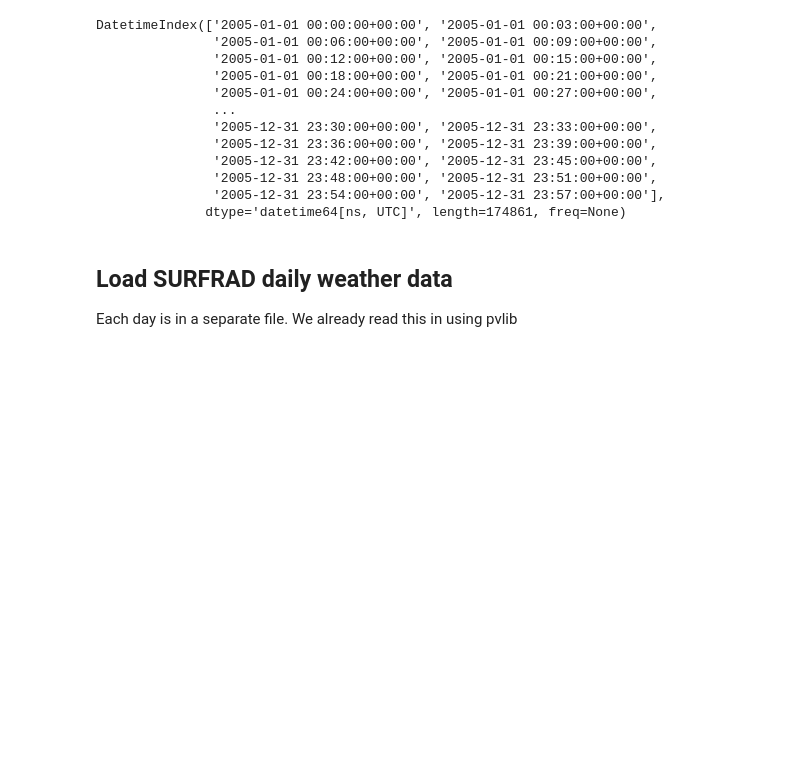
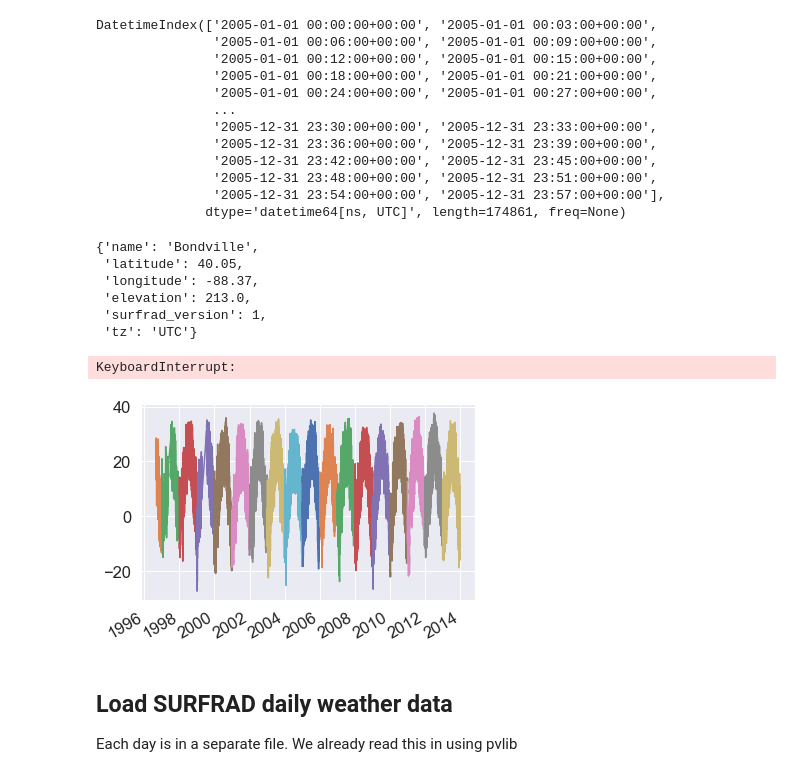
Before and after one commit to mikofski/pvsc49-satellite-sampling, a Jupyter notebook: analysis/instantaneous_weather-SURFRAD.ipynb, the cells around one changed output. Drawn from its saved outputs; the diff is of its cells as text; code cells hidden in the pictures; blank space fills up the shorter version.

```diff
--- a/analysis/instantaneous_weather-SURFRAD.ipynb
+++ b/analysis/instantaneous_weather-SURFRAD.ipynb
@@ -175,8 +100,5 @@ for weather_year in weather_path.iterdir():
 2020 has 480938 out of 527040.0 expected with 1.0-min timestep (year complete = 91.2527%)
 2021 has 39422 out of 525600.0 expected with 1.0-min timestep (year complete = 7.50038%)
 # %%
-# 2005
-weather_years = list(weather_path.iterdir())
-df, header = read_surfrad_year(weather_years[10])
-df.head()
+weather_header
 # %% [output]
@@ -234,7 +146,19 @@ df.columns
 # %%
-header
+weather_header
+# %% [output]
+{'name': 'Bondville',
+ 'latitude': 40.05,
+ 'longitude': -88.37,
+ 'elevation': 213.0,
+ 'surfrad_version': 1,
+ 'tz': 'UTC'}
 # %%
-df.temp_air.plot(figsize=(16, 10))
+f, ax = plt.subplots(1, 1)
+for y, df in weather_years.items():
+    df.temp_air.plot(label=y)
+# %% [output]
+KeyboardInterrupt:
+[figure, added]
 # %%
 LATITUDE = header['latitude']
 LONGITUDE = header['longitude']
```
Also changed, not shown: parts of 12 cells of this notebook, 1 other file.
